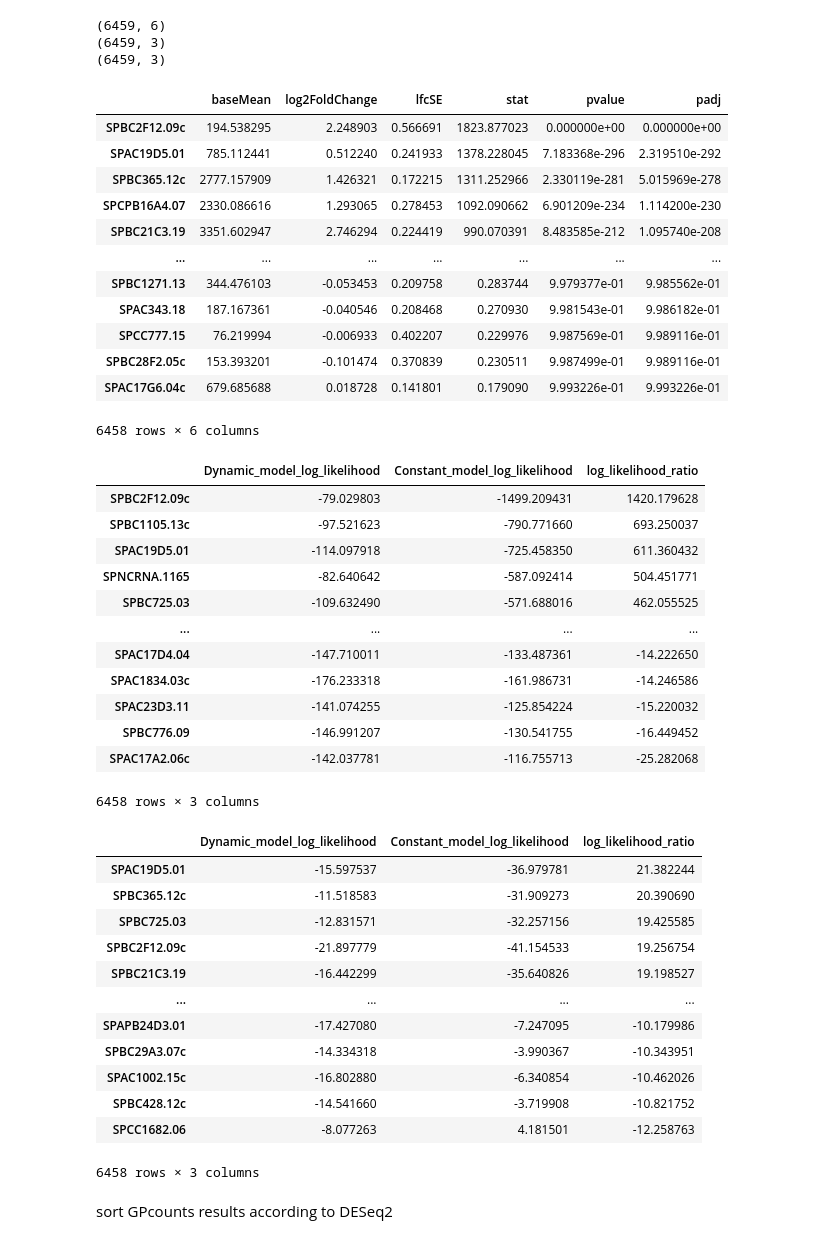
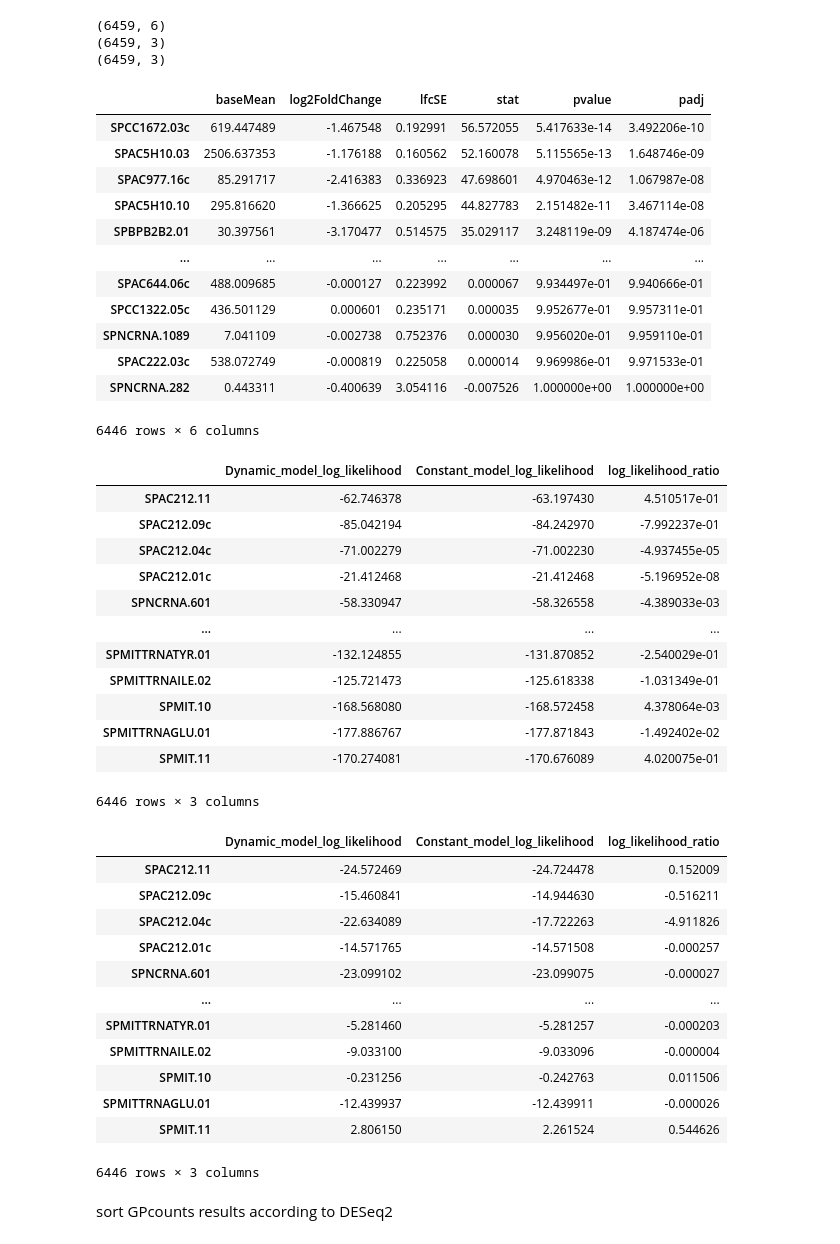
Before and after one commit to ManchesterBioinference/GPcounts, a Jupyter notebook: notebooks/fission_dataset/Compare_DESeq_one_sample.ipynb, the cells around one changed output. Drawn from its saved outputs; the diff is of its cells as text; code cells hidden in the pictures.

```diff
--- a/notebooks/fission_dataset/Compare_DESeq_one_sample.ipynb
+++ b/notebooks/fission_dataset/Compare_DESeq_one_sample.ipynb
@@ -21,58 +21,59 @@ print(GPcounts_G.shape)
 (6459, 3)
 # %%
 DESeq_sorted = DESeq2.sort_values(by=['padj'])
-DESeq_sorted = DESeq_sorted.drop(['SPAC186.05c'])
+nan_gene = list(DESeq_sorted[DESeq_sorted['padj'].isnull()].index.values)
+DESeq_sorted = DESeq_sorted.drop(nan_gene)
 DESeq_sorted
 # %% [output]
 |  | baseMean | log2FoldChange | lfcSE | stat | pvalue | padj |
-| SPBC2F12.09c | 194.538295 | 2.248903 | 0.566691 | 1823.877023 | 0.000000e+00 | 0.000000e+00 |
-| SPAC19D5.01 | 785.112441 | 0.512240 | 0.241933 | 1378.228045 | 7.183368e-296 | 2.319510e-292 |
-| SPBC365.12c | 2777.157909 | 1.426321 | 0.172215 | 1311.252966 | 2.330119e-281 | 5.015969e-278 |
-| SPCPB16A4.07 | 2330.086616 | 1.293065 | 0.278453 | 1092.090662 | 6.901209e-234 | 1.114200e-230 |
-| SPBC21C3.19 | 3351.602947 | 2.746294 | 0.224419 | 990.070391 | 8.483585e-212 | 1.095740e-208 |
+| SPCC1672.03c | 619.447489 | -1.467548 | 0.192991 | 56.572055 | 5.417633e-14 | 3.492206e-10 |
+| SPAC5H10.03 | 2506.637353 | -1.176188 | 0.160562 | 52.160078 | 5.115565e-13 | 1.648746e-09 |
+| SPAC977.16c | 85.291717 | -2.416383 | 0.336923 | 47.698601 | 4.970463e-12 | 1.067987e-08 |
+| SPAC5H10.10 | 295.816620 | -1.366625 | 0.205295 | 44.827783 | 2.151482e-11 | 3.467114e-08 |
+| SPBPB2B2.01 | 30.397561 | -3.170477 | 0.514575 | 35.029117 | 3.248119e-09 | 4.187474e-06 |
 | ... | ... | ... | ... | ... | ... | ... |
-| SPBC1271.13 | 344.476103 | -0.053453 | 0.209758 | 0.283744 | 9.979377e-01 | 9.985562e-01 |
-| SPAC343.18 | 187.167361 | -0.040546 | 0.208468 | 0.270930 | 9.981543e-01 | 9.986182e-01 |
-| SPCC777.15 | 76.219994 | -0.006933 | 0.402207 | 0.229976 | 9.987569e-01 | 9.989116e-01 |
-| SPBC28F2.05c | 153.393201 | -0.101474 | 0.370839 | 0.230511 | 9.987499e-01 | 9.989116e-01 |
-| SPAC17G6.04c | 679.685688 | 0.018728 | 0.141801 | 0.179090 | 9.993226e-01 | 9.993226e-01 |
+| SPAC644.06c | 488.009685 | -0.000127 | 0.223992 | 0.000067 | 9.934497e-01 | 9.940666e-01 |
+| SPCC1322.05c | 436.501129 | 0.000601 | 0.235171 | 0.000035 | 9.952677e-01 | 9.957311e-01 |
+| SPNCRNA.1089 | 7.041109 | -0.002738 | 0.752376 | 0.000030 | 9.956020e-01 | 9.959110e-01 |
+| SPAC222.03c | 538.072749 | -0.000819 | 0.225058 | 0.000014 | 9.969986e-01 | 9.971533e-01 |
+| SPNCRNA.282 | 0.443311 | -0.400639 | 3.054116 | -0.007526 | 1.000000e+00 | 1.000000e+00 |
-6458 rows × 6 columns
+6446 rows × 6 columns
 # %%
 GPcounts_NB_sorted = GPcounts_NB.sort_values(by=['log_likelihood_ratio'], ascending=False)
-GPcounts_NB_sorted = GPcounts_NB_sorted.drop(['SPAC186.05c'])
+GPcounts_NB_sorted = GPcounts_NB.drop(nan_gene)
 GPcounts_NB_sorted
 # %% [output]
 |  | Dynamic_model_log_likelihood | Constant_model_log_likelihood | log_likelihood_ratio |
-| SPBC2F12.09c | -79.029803 | -1499.209431 | 1420.179628 |
-| SPBC1105.13c | -97.521623 | -790.771660 | 693.250037 |
-| SPAC19D5.01 | -114.097918 | -725.458350 | 611.360432 |
-| SPNCRNA.1165 | -82.640642 | -587.092414 | 504.451771 |
-| SPBC725.03 | -109.632490 | -571.688016 | 462.055525 |
+| SPAC212.11 | -62.746378 | -63.197430 | 4.510517e-01 |
+| SPAC212.09c | -85.042194 | -84.242970 | -7.992237e-01 |
+| SPAC212.04c | -71.002279 | -71.002230 | -4.937455e-05 |
+| SPAC212.01c | -21.412468 | -21.412468 | -5.196952e-08 |
+| SPNCRNA.601 | -58.330947 | -58.326558 | -4.389033e-03 |
 | ... | ... | ... | ... |
-| SPAC17D4.04 | -147.710011 | -133.487361 | -14.222650 |
-| SPAC1834.03c | -176.233318 | -161.986731 | -14.246586 |
-| SPAC23D3.11 | -141.074255 | -125.854224 | -15.220032 |
-| SPBC776.09 | -146.991207 | -130.541755 | -16.449452 |
-| SPAC17A2.06c | -142.037781 | -116.755713 | -25.282068 |
+| SPMITTRNATYR.01 | -132.124855 | -131.870852 | -2.540029e-01 |
+| SPMITTRNAILE.02 | -125.721473 | -125.618338 | -1.031349e-01 |
+| SPMIT.10 | -168.568080 | -168.572458 | 4.378064e-03 |
+| SPMITTRNAGLU.01 | -177.886767 | -177.871843 | -1.492402e-02 |
+| SPMIT.11 | -170.274081 | -170.676089 | 4.020075e-01 |
-6458 rows × 3 columns
+6446 rows × 3 columns
 # %%
 GPcounts_G_sorted = GPcounts_G.sort_values(by=['log_likelihood_ratio'], ascending=False)
-GPcounts_G_sorted = GPcounts_G_sorted.drop(['SPAC186.05c'])
+GPcounts_G_sorted = GPcounts_G.drop(nan_gene)
 GPcounts_G_sorted
 # %% [output]
 |  | Dynamic_model_log_likelihood | Constant_model_log_likelihood | log_likelihood_ratio |
-| SPAC19D5.01 | -15.597537 | -36.979781 | 21.382244 |
-| SPBC365.12c | -11.518583 | -31.909273 | 20.390690 |
-| SPBC725.03 | -12.831571 | -32.257156 | 19.425585 |
-| SPBC2F12.09c | -21.897779 | -41.154533 | 19.256754 |
-| SPBC21C3.19 | -16.442299 | -35.640826 | 19.198527 |
+| SPAC212.11 | -24.572469 | -24.724478 | 0.152009 |
+| SPAC212.09c | -15.460841 | -14.944630 | -0.516211 |
+| SPAC212.04c | -22.634089 | -17.722263 | -4.911826 |
+| SPAC212.01c | -14.571765 | -14.571508 | -0.000257 |
+| SPNCRNA.601 | -23.099102 | -23.099075 | -0.000027 |
 | ... | ... | ... | ... |
-| SPAPB24D3.01 | -17.427080 | -7.247095 | -10.179986 |
-| SPBC29A3.07c | -14.334318 | -3.990367 | -10.343951 |
-| SPAC1002.15c | -16.802880 | -6.340854 | -10.462026 |
-| SPBC428.12c | -14.541660 | -3.719908 | -10.821752 |
-| SPCC1682.06 | -8.077263 | 4.181501 | -12.258763 |
+| SPMITTRNATYR.01 | -5.281460 | -5.281257 | -0.000203 |
+| SPMITTRNAILE.02 | -9.033100 | -9.033096 | -0.000004 |
+| SPMIT.10 | -0.231256 | -0.242763 | 0.011506 |
+| SPMITTRNAGLU.01 | -12.439937 | -12.439911 | -0.000026 |
+| SPMIT.11 | 2.806150 | 2.261524 | 0.544626 |
-6458 rows × 3 columns
+6446 rows × 3 columns
 # %% [markdown]
 sort GPcounts results according to DESeq2
 # %%
```
Also changed, not shown: parts of 5 cells of this notebook, 52 other files.
